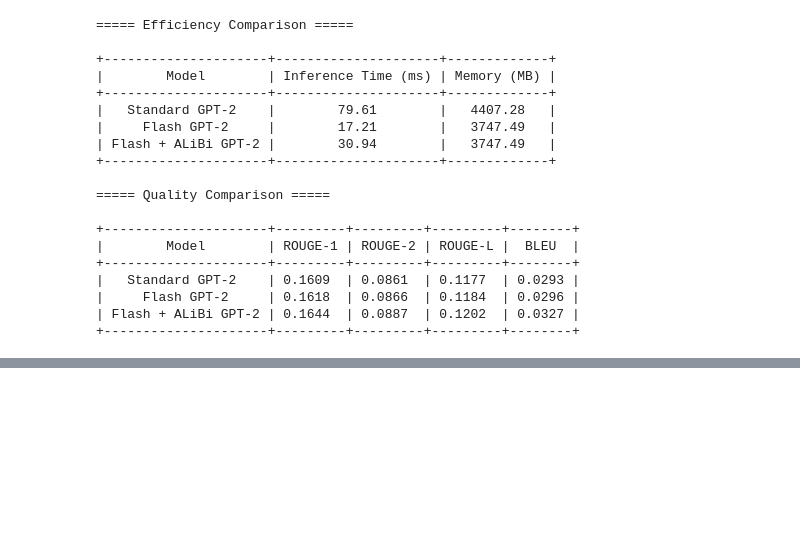
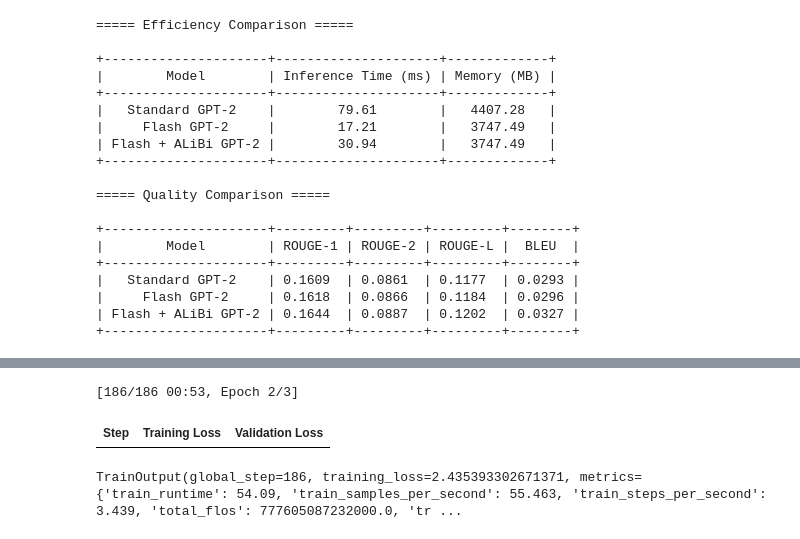
Before and after one commit to sharmista2shastry/COMSE6998-Project, a Jupyter notebook: FlashAttn_with_ALiBi.ipynb, the cells around one changed output, grey strips where cells are left out. Cells and saved outputs as stored; diff of their text form; code cells hidden in the pictures; blank space fills up the shorter version.

```diff
--- a/FlashAttn_with_ALiBi.ipynb
+++ b/FlashAttn_with_ALiBi.ipynb
@@ -490,0 +573,41 @@ Find logs at: ./wandb/run-20241215_215445-r9rjvuog/logs
+# %%
+# Fine-tune Flash attention model with ALiBi, since GPT-2's pre-trained weights are not adjusted to ALiBi scores
+# Resize token embeddings if tokenizer vocabulary is changed
+if tokenizer.pad_token is None:
+    tokenizer.add_special_tokens({'pad_token': tokenizer.eos_token})
+    model_flash_with_alibi.resize_token_embeddings(len(tokenizer))
+
+# Training Arguments
+training_args = TrainingArguments(
+    output_dir="./flash_alibi_summarization",
+    overwrite_output_dir=True,
+    num_train_epochs=3,
+    per_device_train_batch_size=4,
+    per_device_eval_batch_size=4,
+    learning_rate=5e-5,
+    warmup_steps=500,
+    weight_decay=0.01,
+    save_steps=1000,
+    evaluation_strategy="steps",
+    eval_steps=1000,
+    logging_dir="./logs",
+    logging_steps=500,
+    save_total_limit=2,
+    gradient_accumulation_steps=4,
+    fp16=True,  # Enable mixed precision for faster training if supported
+)
+
+# Define Trainer
+trainer = Trainer(
+    model=model_flash_with_alibi,
+    args=training_args,
+    train_dataset=tokenized_train_dataset,  # Ensure these are tokenized datasets
+    eval_dataset=tokenized_val_dataset,
+    tokenizer=tokenizer,
+)
+# %%
+trainer.train()
+# %% [output]
+[186/186 00:53, Epoch 2/3]
+| Step | Training Loss | Validation Loss |
+TrainOutput(global_step=186, training_loss=2.435393302671371, metrics={'train_runtime': 54.09, 'train_samples_per_second': 55.463, 'train_steps_per_second': 3.439, 'total_flos': 777605087232000.0, 'tr ...
```
Also changed, not shown: parts of 10 cells of this notebook.
